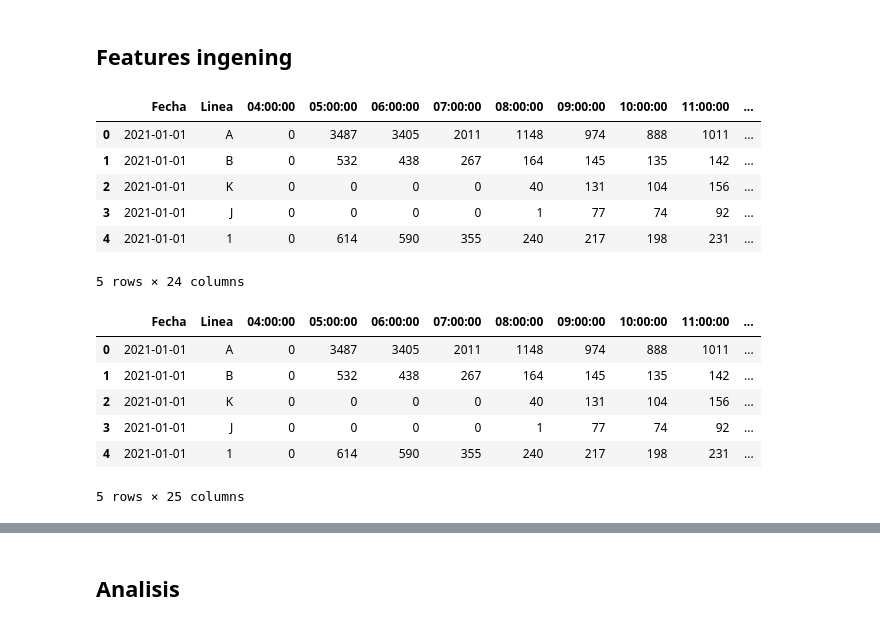
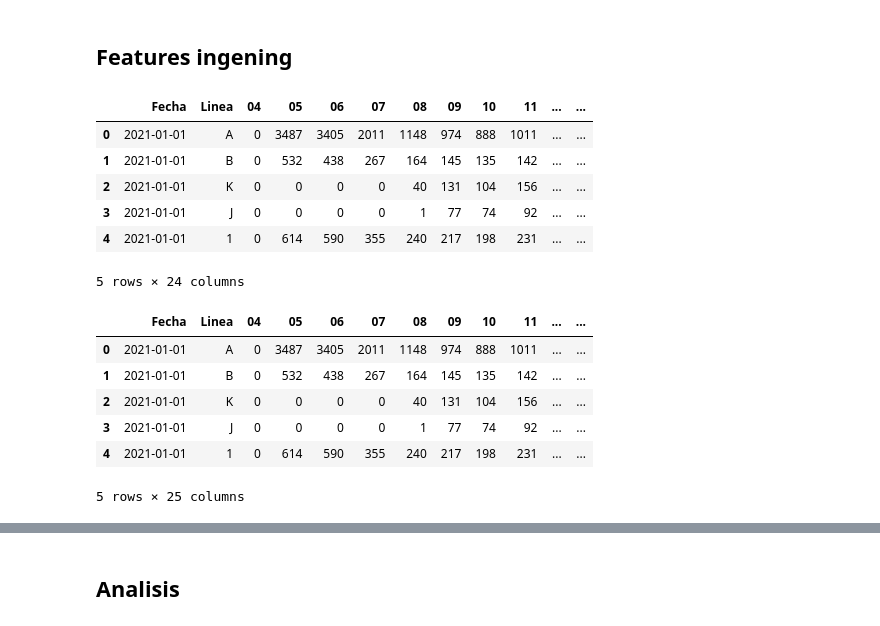
Before and after one commit to jbernalg/Project_Medellin_Metro, a Jupyter notebook: notebooks/preprocessing.ipynb, the cells around one changed output, grey strips where cells are left out. Saved outputs shown, nothing was run; the diff lists cells and outputs as text; code cells hidden in the pictures.

Commit message:
cambiar nombre de columnas

```diff
--- a/notebooks/preprocessing.ipynb
+++ b/notebooks/preprocessing.ipynb
@@ -167,0 +158,9 @@ df_total.head()
+# %%
+# cambiar nombre de las horas
+df_total.columns = (
+    ['Fecha', 'Linea'] +
+    [str(col)[:2] for col in df_total.columns[2:22]] +
+    ['Total Pasajeros']
+)
+
+df_total.head()
@@ -172,22 +179,22 @@ df_total.head()
 df_total['Year'] = df_total['Fecha'].dt.year
 df_total.head()
 # %% [output]
-|  | Fecha | Linea | 04:00:00 | 05:00:00 | 06:00:00 | 07:00:00 | 08:00:00 | 09:00:00 | 10:00:00 | 11:00:00 | ... |
-| 0 | 2021-01-01 | A | 0 | 3487 | 3405 | 2011 | 1148 | 974 | 888 | 1011 | ... |
-| 1 | 2021-01-01 | B | 0 | 532 | 438 | 267 | 164 | 145 | 135 | 142 | ... |
-| 2 | 2021-01-01 | K | 0 | 0 | 0 | 0 | 40 | 131 | 104 | 156 | ... |
-| 3 | 2021-01-01 | J | 0 | 0 | 0 | 0 | 1 | 77 | 74 | 92 | ... |
-| 4 | 2021-01-01 | 1 | 0 | 614 | 590 | 355 | 240 | 217 | 198 | 231 | ... |
+|  | Fecha | Linea | 04 | 05 | 06 | 07 | 08 | 09 | 10 | 11 | ... | ... |
+| 0 | 2021-01-01 | A | 0 | 3487 | 3405 | 2011 | 1148 | 974 | 888 | 1011 | ... | ... |
+| 1 | 2021-01-01 | B | 0 | 532 | 438 | 267 | 164 | 145 | 135 | 142 | ... | ... |
+| 2 | 2021-01-01 | K | 0 | 0 | 0 | 0 | 40 | 131 | 104 | 156 | ... | ... |
+| 3 | 2021-01-01 | J | 0 | 0 | 0 | 0 | 1 | 77 | 74 | 92 | ... | ... |
+| 4 | 2021-01-01 | 1 | 0 | 614 | 590 | 355 | 240 | 217 | 198 | 231 | ... | ... |
 5 rows × 24 columns
 # %%
 # crear un campo que almacene los dias de la semana
-df_total['Dia'] = df_total['Fecha'].dt.day_name()
+df_total['Day'] = df_total['Fecha'].dt.day_name()
 df_total.head()
 # %% [output]
-|  | Fecha | Linea | 04:00:00 | 05:00:00 | 06:00:00 | 07:00:00 | 08:00:00 | 09:00:00 | 10:00:00 | 11:00:00 | ... |
-| 0 | 2021-01-01 | A | 0 | 3487 | 3405 | 2011 | 1148 | 974 | 888 | 1011 | ... |
-| 1 | 2021-01-01 | B | 0 | 532 | 438 | 267 | 164 | 145 | 135 | 142 | ... |
-| 2 | 2021-01-01 | K | 0 | 0 | 0 | 0 | 40 | 131 | 104 | 156 | ... |
-| 3 | 2021-01-01 | J | 0 | 0 | 0 | 0 | 1 | 77 | 74 | 92 | ... |
-| 4 | 2021-01-01 | 1 | 0 | 614 | 590 | 355 | 240 | 217 | 198 | 231 | ... |
+|  | Fecha | Linea | 04 | 05 | 06 | 07 | 08 | 09 | 10 | 11 | ... | ... |
+| 0 | 2021-01-01 | A | 0 | 3487 | 3405 | 2011 | 1148 | 974 | 888 | 1011 | ... | ... |
+| 1 | 2021-01-01 | B | 0 | 532 | 438 | 267 | 164 | 145 | 135 | 142 | ... | ... |
+| 2 | 2021-01-01 | K | 0 | 0 | 0 | 0 | 40 | 131 | 104 | 156 | ... | ... |
+| 3 | 2021-01-01 | J | 0 | 0 | 0 | 0 | 1 | 77 | 74 | 92 | ... | ... |
+| 4 | 2021-01-01 | 1 | 0 | 614 | 590 | 355 | 240 | 217 | 198 | 231 | ... | ... |
 5 rows × 25 columns
```
Also changed, not shown: parts of 6 cells of this notebook.
